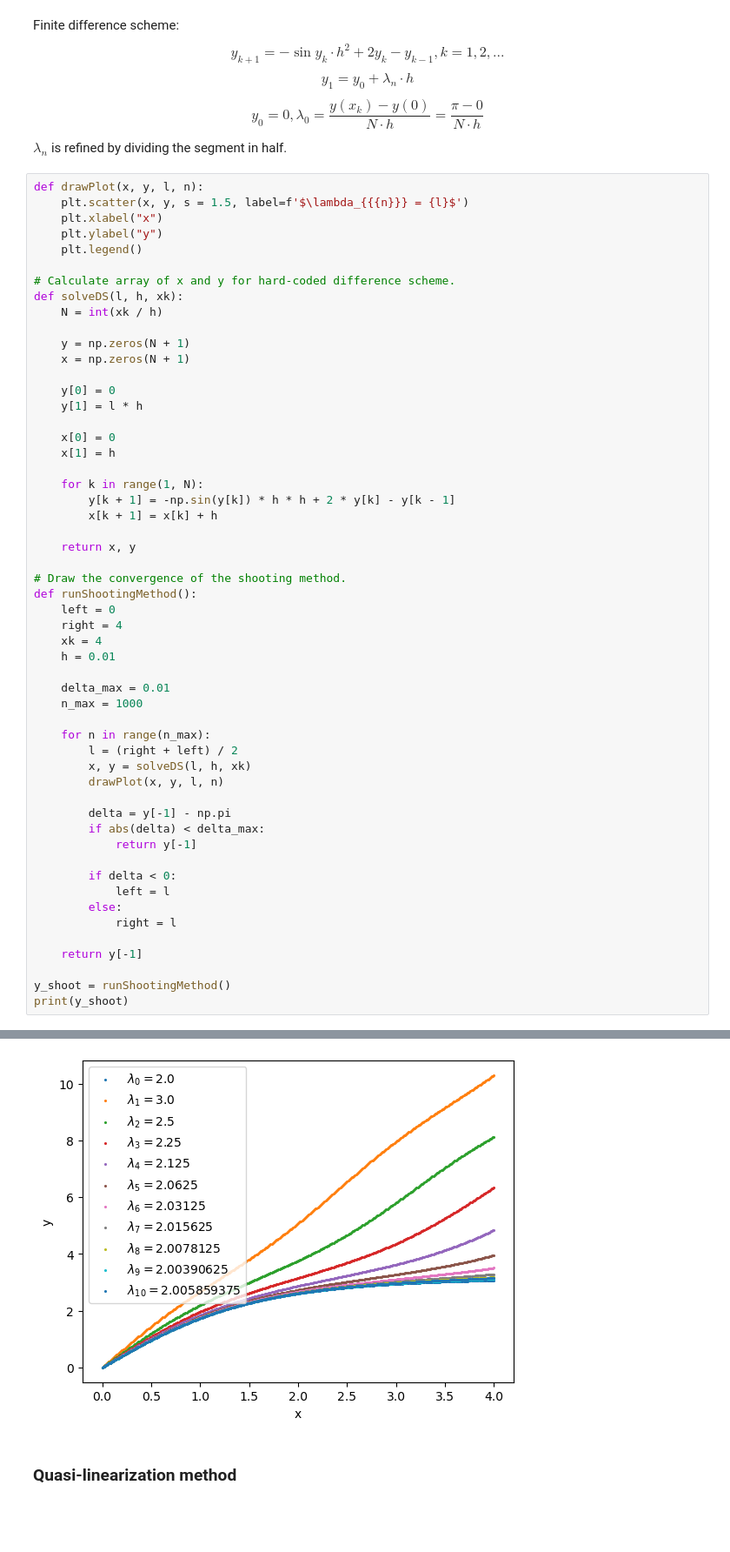
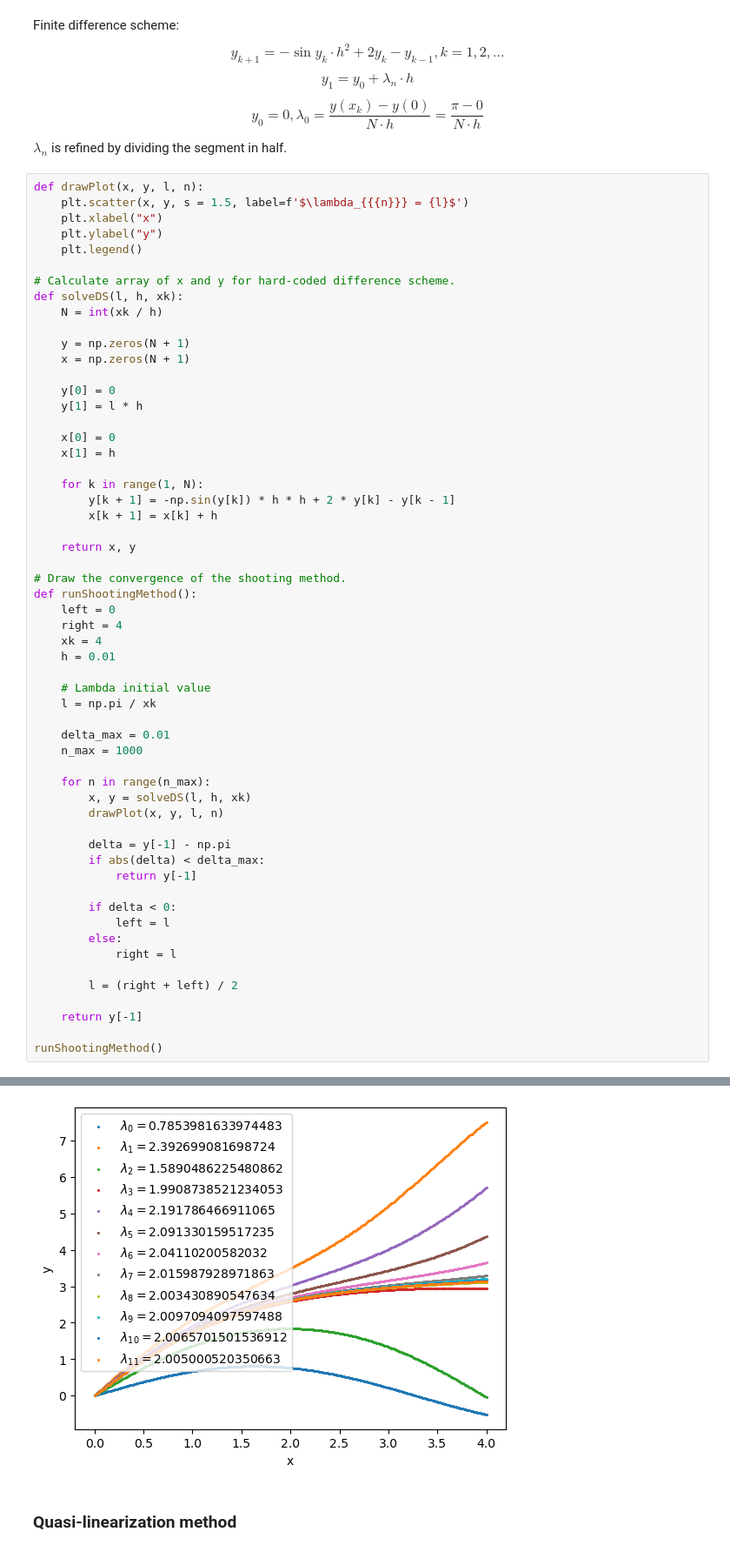
Before and after one commit to NikitaDzer/computational-math, a Jupyter notebook: Lab7 - Boundary value problem/bvl.ipynb, the cells around one changed output, grey strips where cells are left out. Shown at 87% size. Cells and saved outputs as stored; diff of their text form; blank space fills up the shorter version.

Commit message:
[Fix]: Add comment to shooting method.

```diff
--- a/Lab7 - Boundary value problem/bvl.ipynb
+++ b/Lab7 - Boundary value problem/bvl.ipynb
@@ -50,11 +50,13 @@ def runShootingMethod():
     xk = 4
     h = 0.01
 
+    # Lambda initial value
+    l = np.pi / xk
+
     delta_max = 0.01
     n_max = 1000
 
     for n in range(n_max):
-        l = (right + left) / 2
         x, y = solveDS(l, h, xk)
         drawPlot(x, y, l, n)
 
@@ -67,8 +69,9 @@ def runShootingMethod():
         else:
             right = l
 
+        l = (right + left) / 2
+
     return y[-1]
 
-y_shoot = runShootingMethod()
-print(y_shoot)
+runShootingMethod()
 # %% [output]
@@ -76,4 +79,4 @@ print(y_shoot)
-[figure, old version]
+[figure, new version]
 # %% [markdown]
 ### Quasi-linearization method
 # %% [markdown]
```
Also changed, not shown: parts of 1 cell of this notebook.
